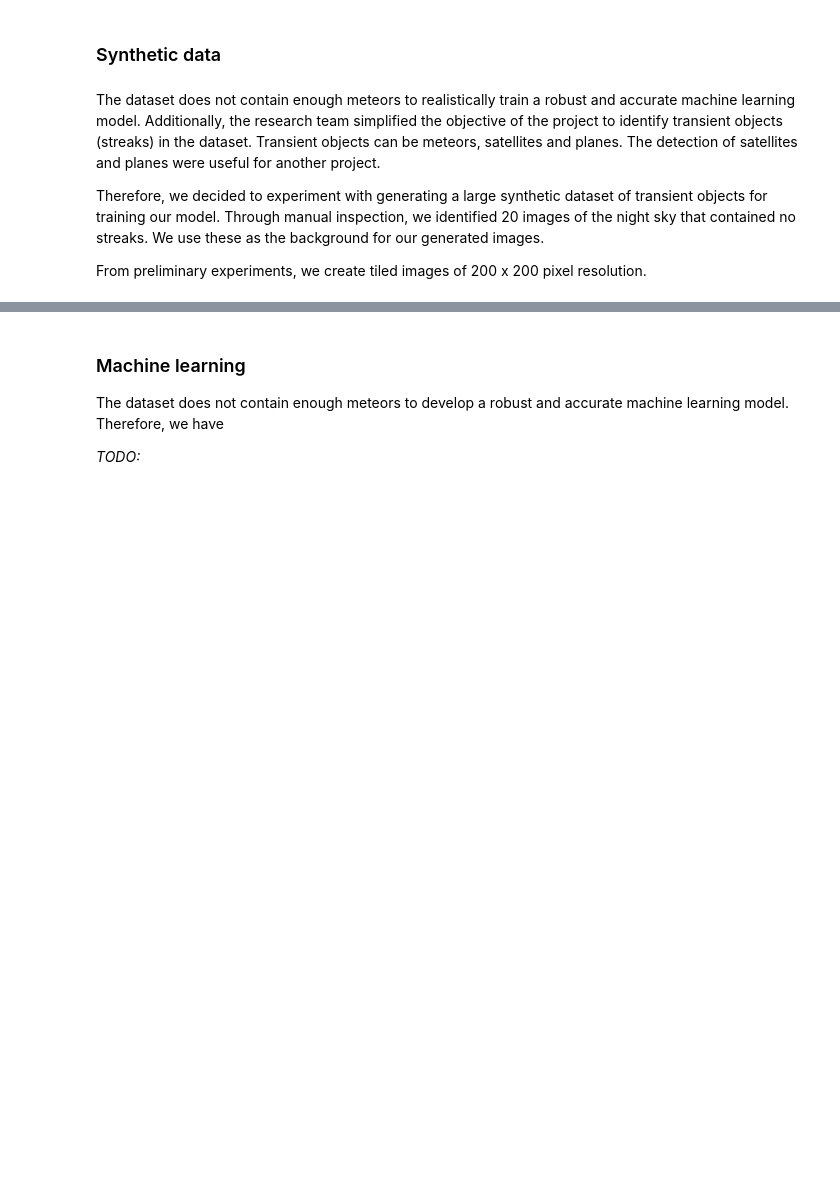
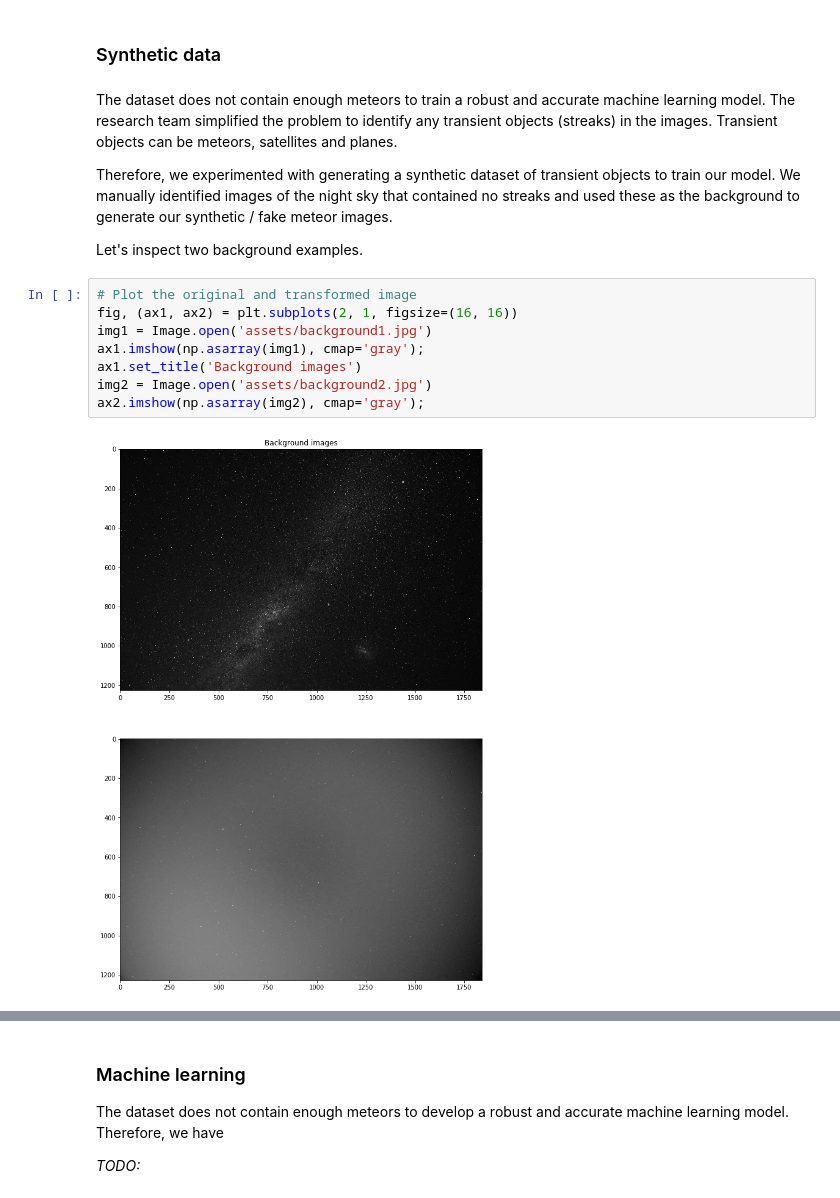
Before and after one commit to CurtinIDS/miri, a Jupyter notebook: project.ipynb, the cells around one changed output, grey strips where cells are left out. Drawn from its saved outputs; the diff is of its cells as text; blank space fills up the shorter version.

```diff
--- a/project.ipynb
+++ b/project.ipynb
@@ -98,8 +103,18 @@ ax2.imshow(img_new, cmap='gray');
 # %% [markdown]
 ### Synthetic data
 # %% [markdown]
-The dataset does not contain enough meteors to realistically train a robust and accurate machine learning model. Additionally, the research team simplified the objective of the project to identify transient objects (streaks) in the dataset. Transient objects can be meteors, satellites and planes. The detection of satellites and planes were useful for another project.
+The dataset does not contain enough meteors to train a robust and accurate machine learning model. The research team simplified the problem to identify any transient objects (streaks) in the images. Transient objects can be meteors, satellites and planes.
 
-Therefore, we decided to experiment with generating a large synthetic dataset of transient objects for training our model. Through manual inspection, we identified 20 images of the night sky that contained no streaks. We use these as the background for our generated images.
+Therefore, we experimented with generating a synthetic dataset of transient objects to train our model. We manually identified images of the night sky that contained no streaks and used these as the background to generate our synthetic / fake meteor images.
 
-From preliminary experiments, we create tiled images of 200 x 200 pixel resolution.
+Let's inspect two background examples.
+# %%
+# Plot the original and transformed image
+fig, (ax1, ax2) = plt.subplots(2, 1, figsize=(16, 16))
+img1 = Image.open('assets/background1.jpg')
+ax1.imshow(np.asarray(img1), cmap='gray');
+ax1.set_title('Background images')
+img2 = Image.open('assets/background2.jpg')
+ax2.imshow(np.asarray(img2), cmap='gray');
+# %% [output]
+[figure, added]
```
Also changed, not shown: parts of 8 cells of this notebook.
